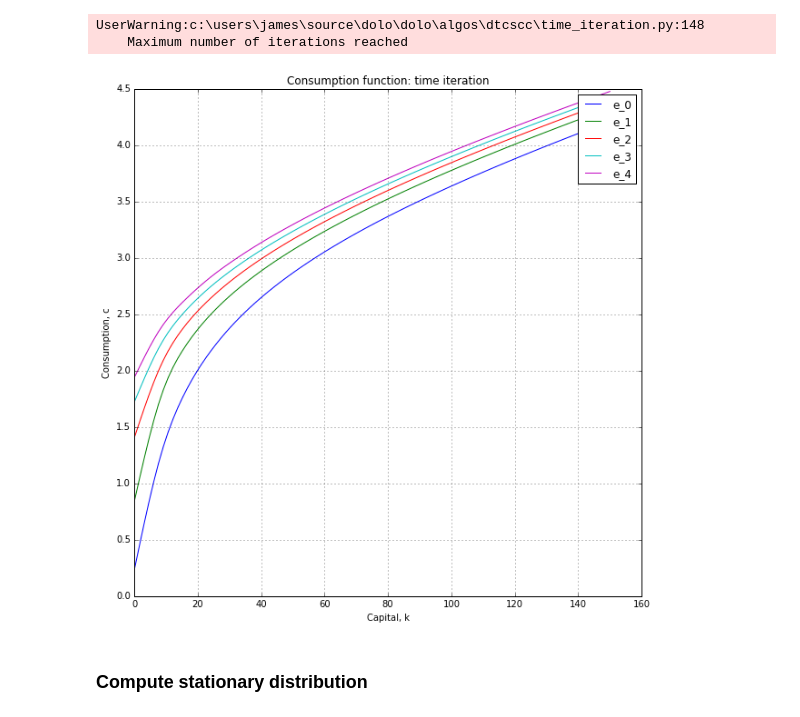
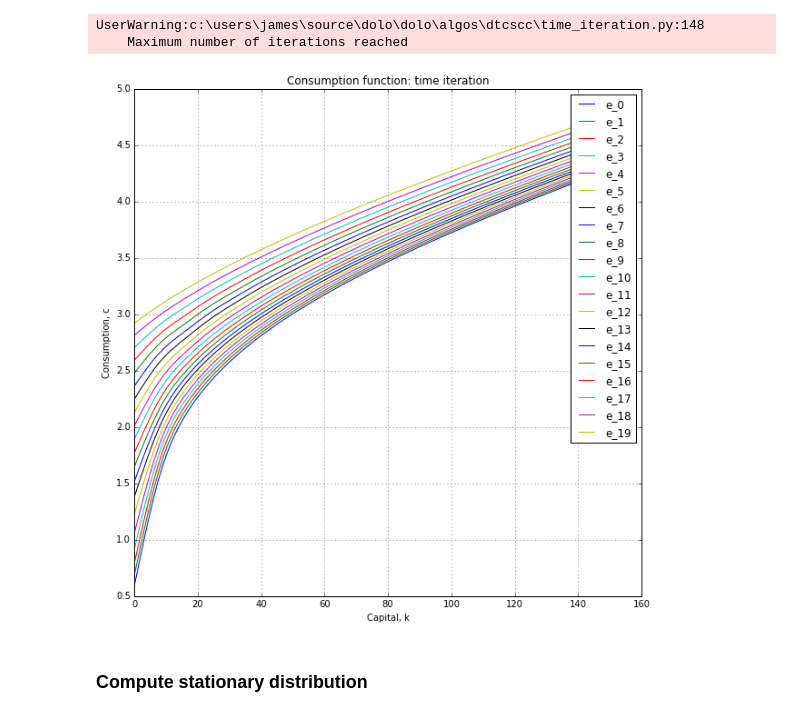
Before and after one commit to jagman88/dolo, a Jupyter notebook: examples/models/KS_noagg_equilibrium_dtcscc.ipynb, the cells around one changed output. Cells and saved outputs as stored; diff of their text form; code cells hidden in the pictures.

```diff
--- a/examples/models/KS_noagg_equilibrium_dtcscc.ipynb
+++ b/examples/models/KS_noagg_equilibrium_dtcscc.ipynb
@@ -22,5 +23,5 @@ from matplotlib import cm
 filename = 'incomplete_markets_dtcscc.yaml'
 model = yaml_import(filename)
 
-Nf = np.array([100, 50])
+Nf = np.array([20, 20])
 # %% [output]
@@ -39,3 +40,6 @@ dr = time_iteration(model, with_complementarities=True, verbose=False)
 # %% [output]
 UserWarning:c:\users\james\source\dolo\dolo\algos\dtcscc\time_iteration.py:148
     Maximum number of iterations reached
+# %%
+sgridf = dst.fine_grid(model, Nf)
+sprimef = dst.dr_to_sprime(model, dr, Nf)
@@ -85,6 +97,8 @@ UserWarning:c:\users\james\source\dolo\dolo\algos\dtcscc\time_iteration.py:148
 # plt.legend()
 # plt.grid()
 # %%
+# dr = time_iteration(model, with_complementarities=True, verbose=False)
+
 Nk = 100
 Nftmp = np.array([Nk,1])
 egrid = np.unique(dr.grid[:,1])
@@ -92,35 +106,35 @@ Ne = egrid.shape[0]
 
 drc = np.zeros([Nk, Ne])
 # drc_direct = np.zeros([Nk, Ne])
 for i_e in range(Ne):
     sgridf = mlinspace(np.array([min(dr.grid[:,0]), egrid[i_e]]), np.array([max(dr.grid[:,0]), egrid[i_e]]),Nftmp)
     drc[:, i_e] = dr(sgridf).flatten()
 #     drc_direct[:, i_e] = dr_direct(sgridf).flatten()
 
 %matplotlib inline
 
 plt.figure(figsize=(10, 10))
 
 # TECHNOLOGY SHOCK
 # plt.subplot(121)
-for i_e in range(5):
+for i_e in range(Nf[1]):
     plt.plot(sgridf[:,0], drc[:,i_e],label='e_'+str(i_e))
 plt.ylabel('Consumption, c')
 plt.xlabel('Capital, k')
 plt.title('Consumption function: time iteration')
 plt.legend()
 plt.grid()
 
 # plt.subplot(122)
 # for i_e in range(5):
 #     plt.plot(sgridf[:,0], drc_direct[:,i_e],label='e_'+str(i_e))
 # plt.ylabel('Consumption, c')
 # plt.xlabel('Capital, k')
 # plt.title('Consumption function: time iteration direct')
 # plt.legend()
 # plt.grid()
 # %% [output]
-[figure, old version]
+[figure, new version]
 # %% [markdown]
 ### Compute stationary distribution
 # %%
```
Also changed, not shown: parts of 7 cells of this notebook, 4 other files.
